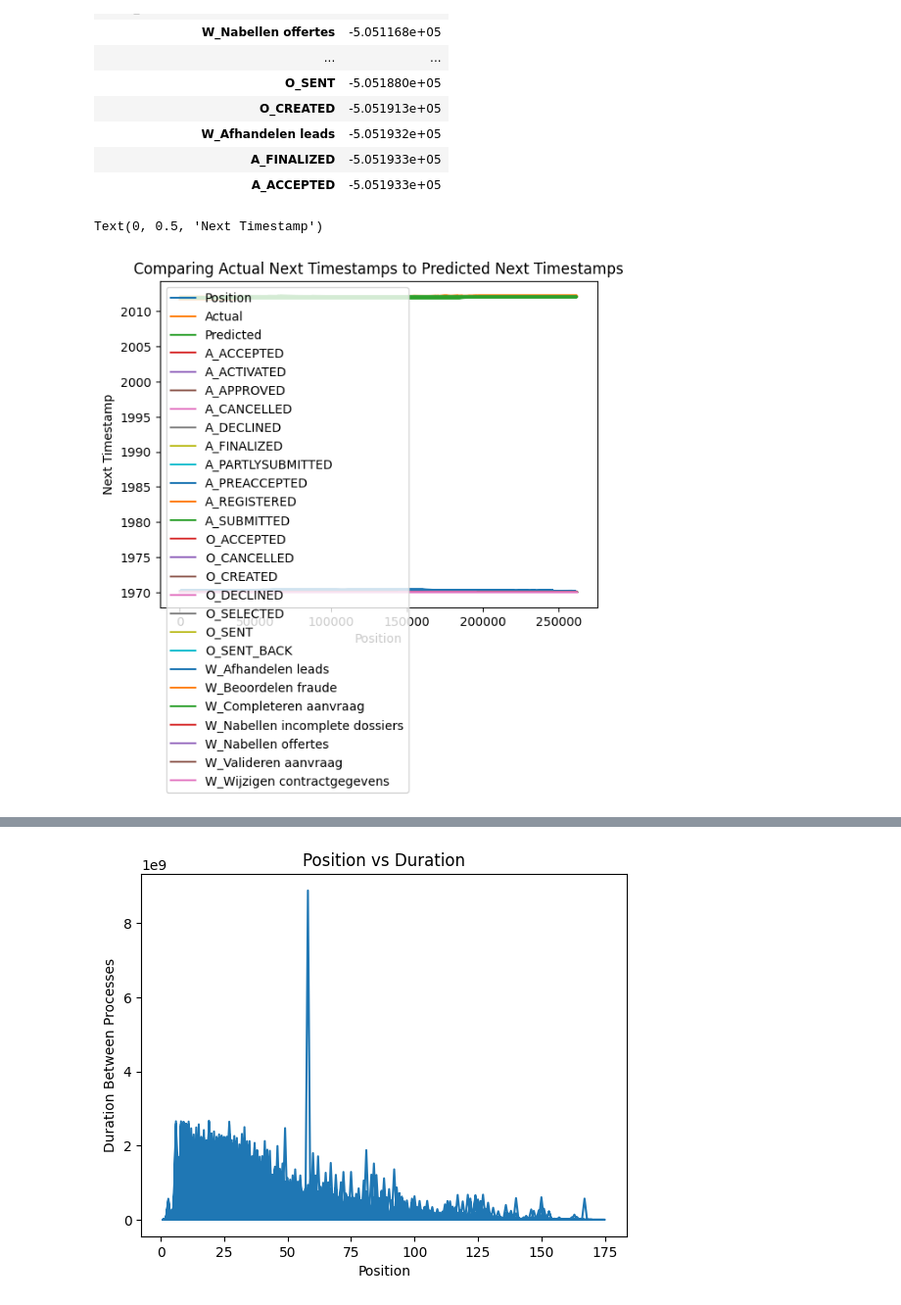
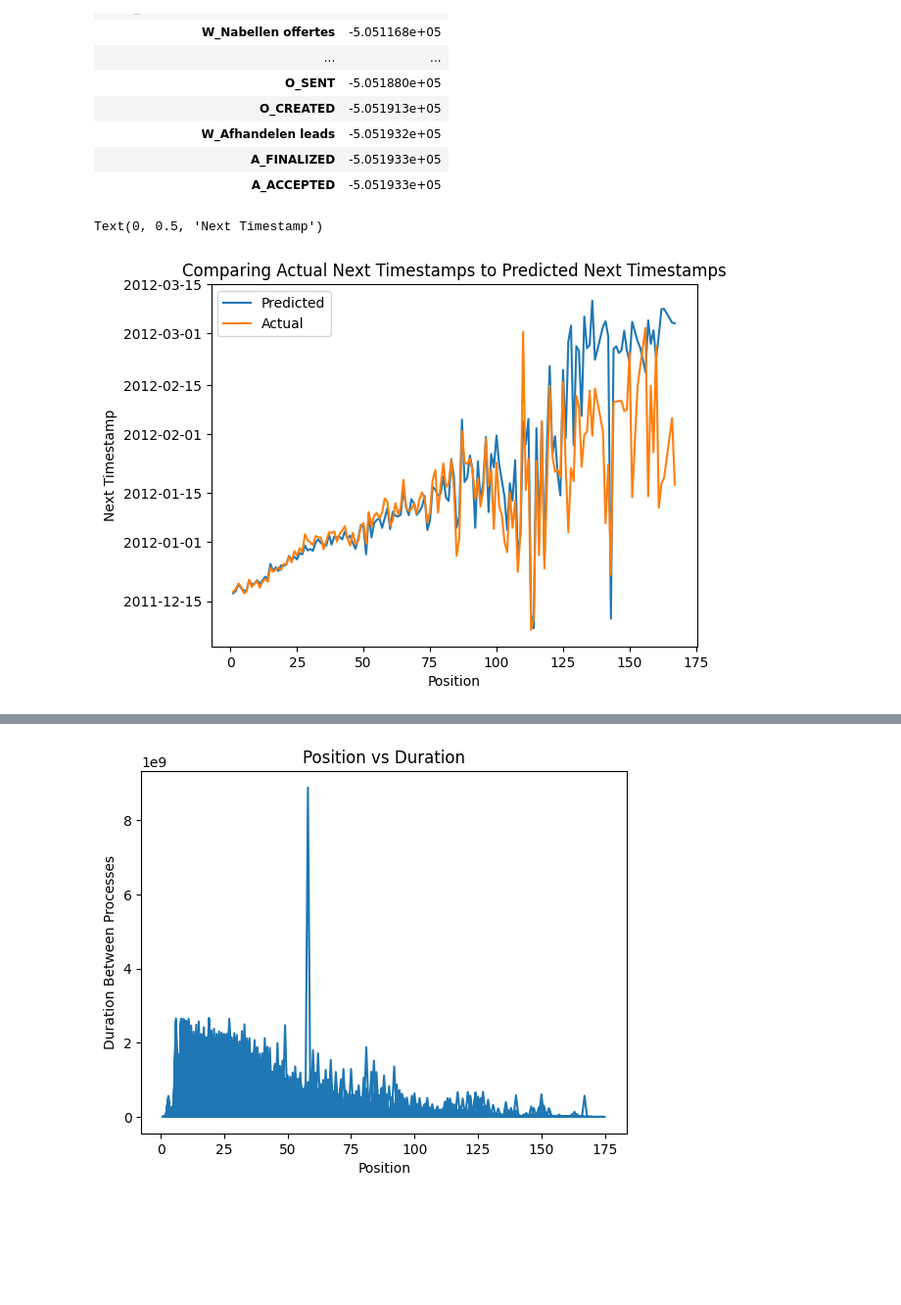
Before and after one commit to BrendGroen/2IOI0-Group-22, a Jupyter notebook: timeseries.ipynb, the cells around one changed output, grey strips where cells are left out. Shown at 98% size. Cells and saved outputs as stored; diff of their text form; code cells hidden in the pictures; blank space fills up the shorter version.

```diff
--- a/timeseries.ipynb
+++ b/timeseries.ipynb
@@ -293,7 +293,7 @@ results_df = pd.concat([results_df_main_variables, results_df_misc_variables], a
 results_df[results_df["Actual"] != 0]
 
 
-#results_df = results_df.groupby("Position")[["Predicted", "Actual"]].mean()
+results_df = results_df.groupby("Position")[["Predicted", "Actual"]].mean()
 
 
 
@@ -317,9 +317,6 @@ results_df["Actual"] = pd.to_datetime(results_df["Actual"], unit = "h")
 #decoded_df
 
 
-results_df
-
-
 print(f'MAE in hours is {error}')
 print(f'MAE in days is {error/24}')
 # %% [output]
@@ -378,12 +392,12 @@ feature_importances
 | A_FINALIZED | -5.051933e+05 |
 | A_ACCEPTED | -5.051933e+05 |
 # %%
-ax = results_df.plot(title = "Comparing Actual Next Timestamps to Predicted Next Timestamps")
+ax = results_df.plot(kind = "line", title = "Comparing Actual Next Timestamps to Predicted Next Timestamps")
 ax.set_xlabel("Position")
 ax.set_ylabel("Next Timestamp")
 # %% [output]
 Text(0, 0.5, 'Next Timestamp')
-[figure, old version]
+[figure, new version]
 # %%
 results_df
 # %% [output]
```
Also changed, not shown: parts of 3 cells of this notebook.
